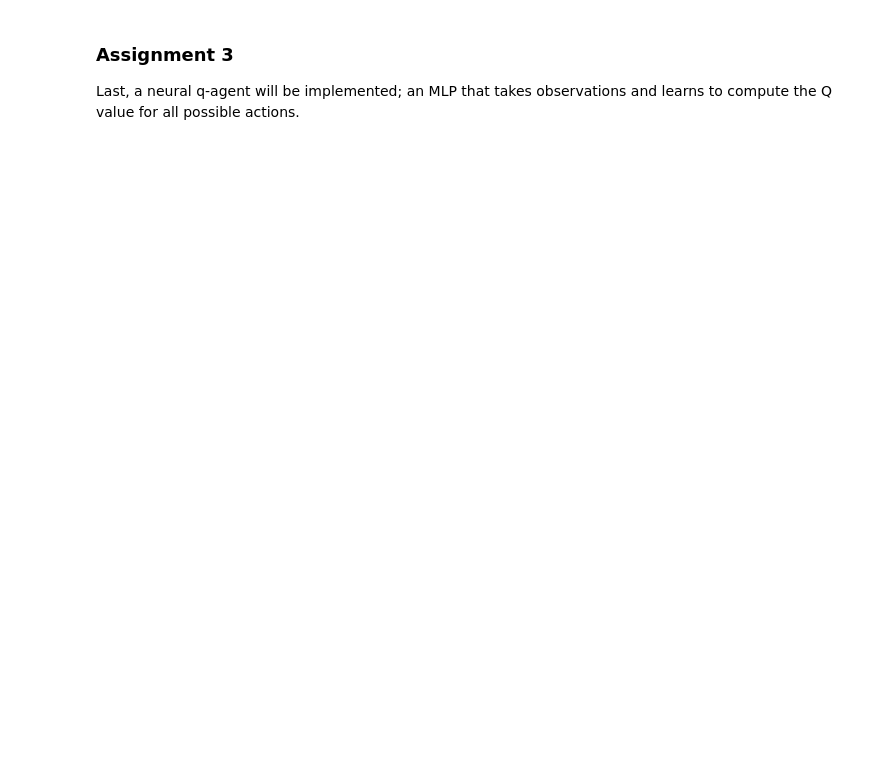
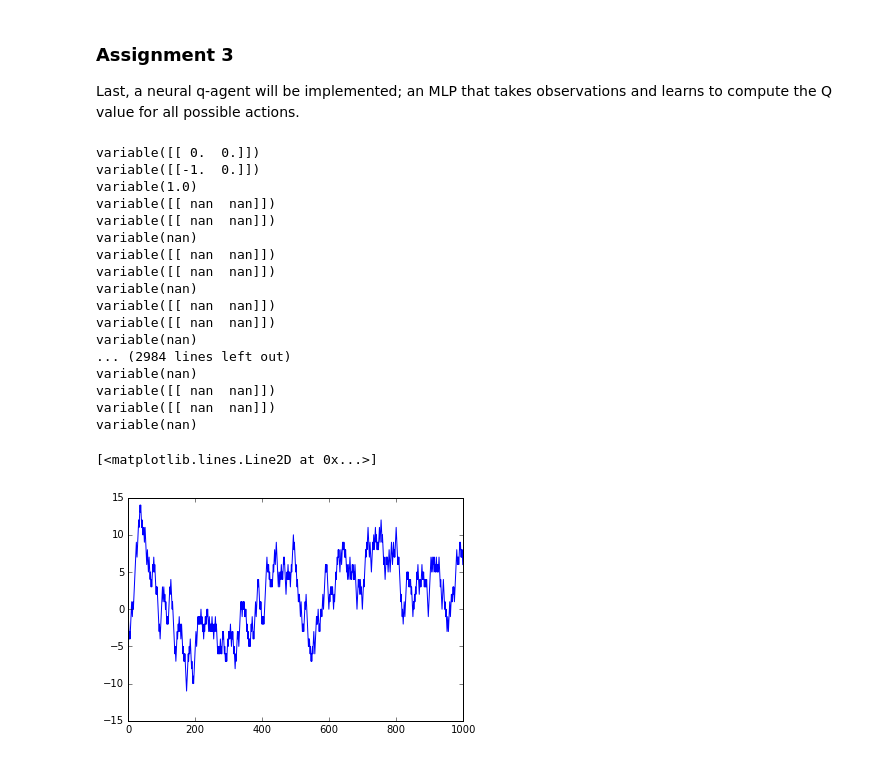
Before and after one commit to EmielStoelinga/CCN1718, a Jupyter notebook: ass5/CCN Assignment 5.ipynb, the cells around one changed output. Saved outputs shown, nothing was run; the diff lists cells and outputs as text; code cells hidden in the pictures; blank space fills up the shorter version.

```diff
--- a/ass5/CCN Assignment 5.ipynb
+++ b/ass5/CCN Assignment 5.ipynb
@@ -250,0 +245,17 @@ class NeuralQAgent(object):
+# %%
+def squared_difference(x1, x2):
+    """Squared difference of input variables.
+    Args:
+        x1 (~chainer.Variable): Input variables to be compared.
+        x2 (~chainer.Variable): Input variables to be compared.
+    Returns:
+        ~chainer.Variable: ``(x1 - x2) ** 2`` element-wise.
+    """
+    print(x1)
+    print(x2)
+    sum = 0
+    for x1_el, x2_el in zip(x1, x2):
+        sum += (x1_el-x2_el) ** 2
+    sum = np.sum(sum)
+    print(sum)
+    return sum
@@ -250,0 +308,28 @@ class NeuralQAgent(object):
+# %%
+neuralq_agent = NeuralQAgent(.9)
+
+reward = run(env, neuralq_agent, n_iter)
+reward_accumulated = np.cumsum(reward)
+
+plt.figure(3)
+plt.plot(reward_accumulated)
+# %% [output]
+variable([[ 0.  0.]])
+variable([[-1.  0.]])
+variable(1.0)
+variable([[ nan  nan]])
+variable([[ nan  nan]])
+variable(nan)
+variable([[ nan  nan]])
+variable([[ nan  nan]])
+variable(nan)
+variable([[ nan  nan]])
+variable([[ nan  nan]])
+variable(nan)
+... (2984 lines left out)
+variable(nan)
+variable([[ nan  nan]])
+variable([[ nan  nan]])
+variable(nan)
+[<matplotlib.lines.Line2D at 0x...>]
+[figure, added]
```
Also changed, not shown: parts of 6 cells of this notebook.
